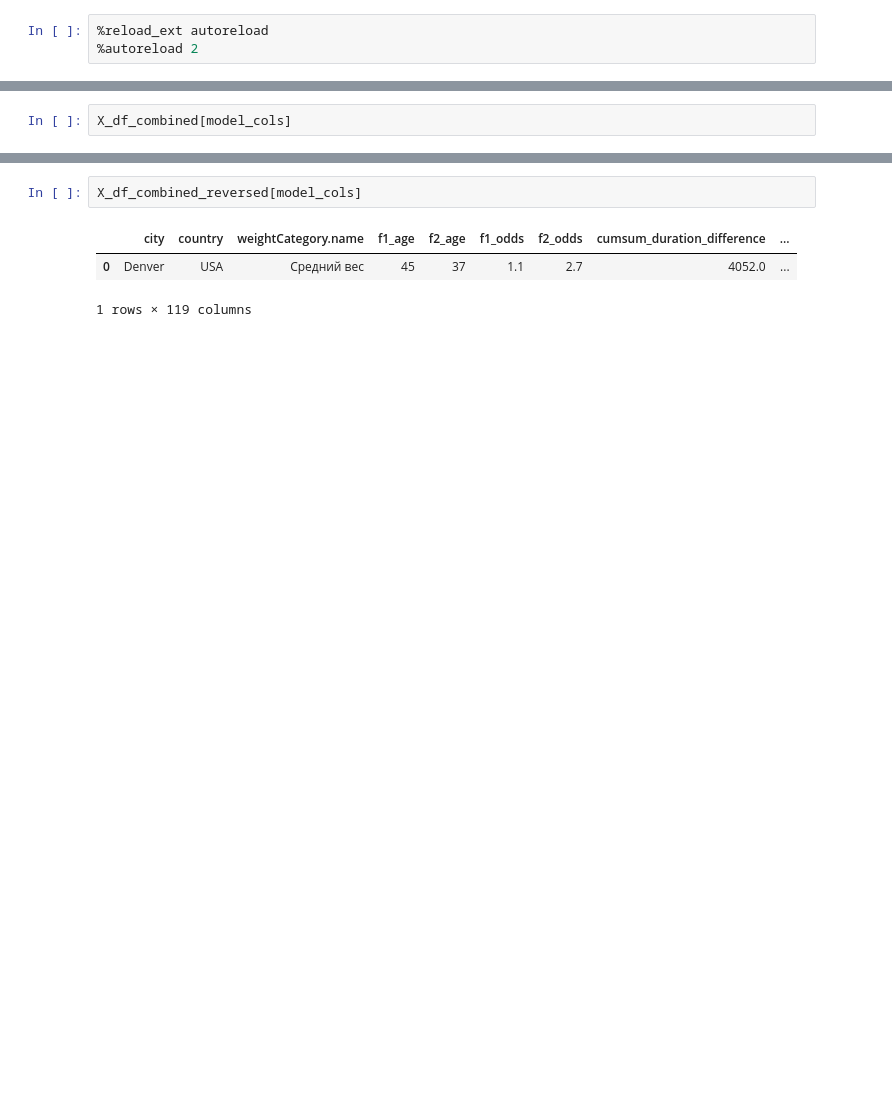
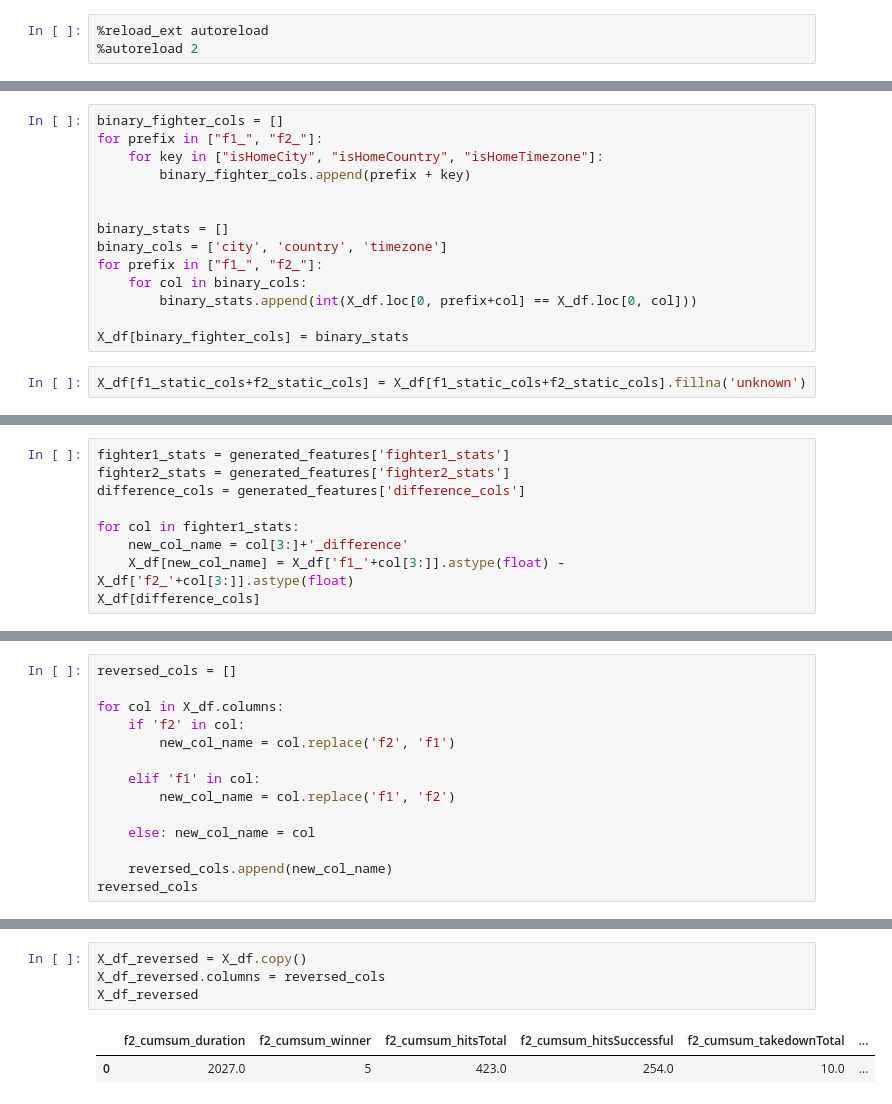
Before and after one commit to NikolayTV/UFC_3.0, a Jupyter notebook: Notebooks/Catboost_v1_0/3.Model inference.ipynb, the cells around one changed output, grey strips where cells are left out. Drawn from its saved outputs; the diff is of its cells as text; blank space fills up the shorter version.

```diff
--- a/Notebooks/Catboost_v1_0/3.Model inference.ipynb
+++ b/Notebooks/Catboost_v1_0/3.Model inference.ipynb
@@ -161,0 +113,16 @@ X_df_combined.columns.tolist()
+# %%
+binary_fighter_cols = []
+for prefix in ["f1_", "f2_"]:
+    for key in ["isHomeCity", "isHomeCountry", "isHomeTimezone"]:
+        binary_fighter_cols.append(prefix + key)
+
+
+binary_stats = []
+binary_cols = ['city', 'country', 'timezone']
+for prefix in ["f1_", "f2_"]:
+    for col in binary_cols:
+        binary_stats.append(int(X_df.loc[0, prefix+col] == X_df.loc[0, col]))
+
+X_df[binary_fighter_cols] = binary_stats
+# %%
+X_df[f1_static_cols+f2_static_cols] = X_df[f1_static_cols+f2_static_cols].fillna('unknown')
@@ -161,0 +135,9 @@ X_df_combined.columns.tolist()
+# %%
+fighter1_stats = generated_features['fighter1_stats']
+fighter2_stats = generated_features['fighter2_stats']
+difference_cols = generated_features['difference_cols']
+
+for col in fighter1_stats:
+    new_col_name = col[3:]+'_difference'
+    X_df[new_col_name] = X_df['f1_'+col[3:]].astype(float) - X_df['f2_'+col[3:]].astype(float)
+X_df[difference_cols]
@@ -192,3 +155,15 @@ y_proba
 # %%
-X_df_combined[model_cols]
+reversed_cols = []
+
+for col in X_df.columns:
+    if 'f2' in col:
+        new_col_name = col.replace('f2', 'f1')
+
+    elif 'f1' in col:
+        new_col_name = col.replace('f1', 'f2')
+
+    else: new_col_name = col
+
+    reversed_cols.append(new_col_name)
+reversed_cols
 # %% [output]
@@ -198,6 +187,7 @@ X_df_combined[model_cols]
 # %%
-X_df_combined_reversed[model_cols]
+X_df_reversed = X_df.copy()
+X_df_reversed.columns = reversed_cols
+X_df_reversed
 # %% [output]
-|  | city | country | weightCategory.name | f1_age | f2_age | f1_odds | f2_odds | cumsum_duration_difference | ... |
-| 0 | Denver | USA | Средний вес | 45 | 37 | 1.1 | 2.7 | 4052.0 | ... |
+|  | f2_cumsum_duration | f2_cumsum_winner | f2_cumsum_hitsTotal | f2_cumsum_hitsSuccessful | f2_cumsum_takedownTotal | ... |
+| 0 | 2027.0 | 5 | 423.0 | 254.0 | 10.0 | ... |
-1 rows × 119 columns
```
Also changed, not shown: parts of 19 cells of this notebook, 21 other files.
